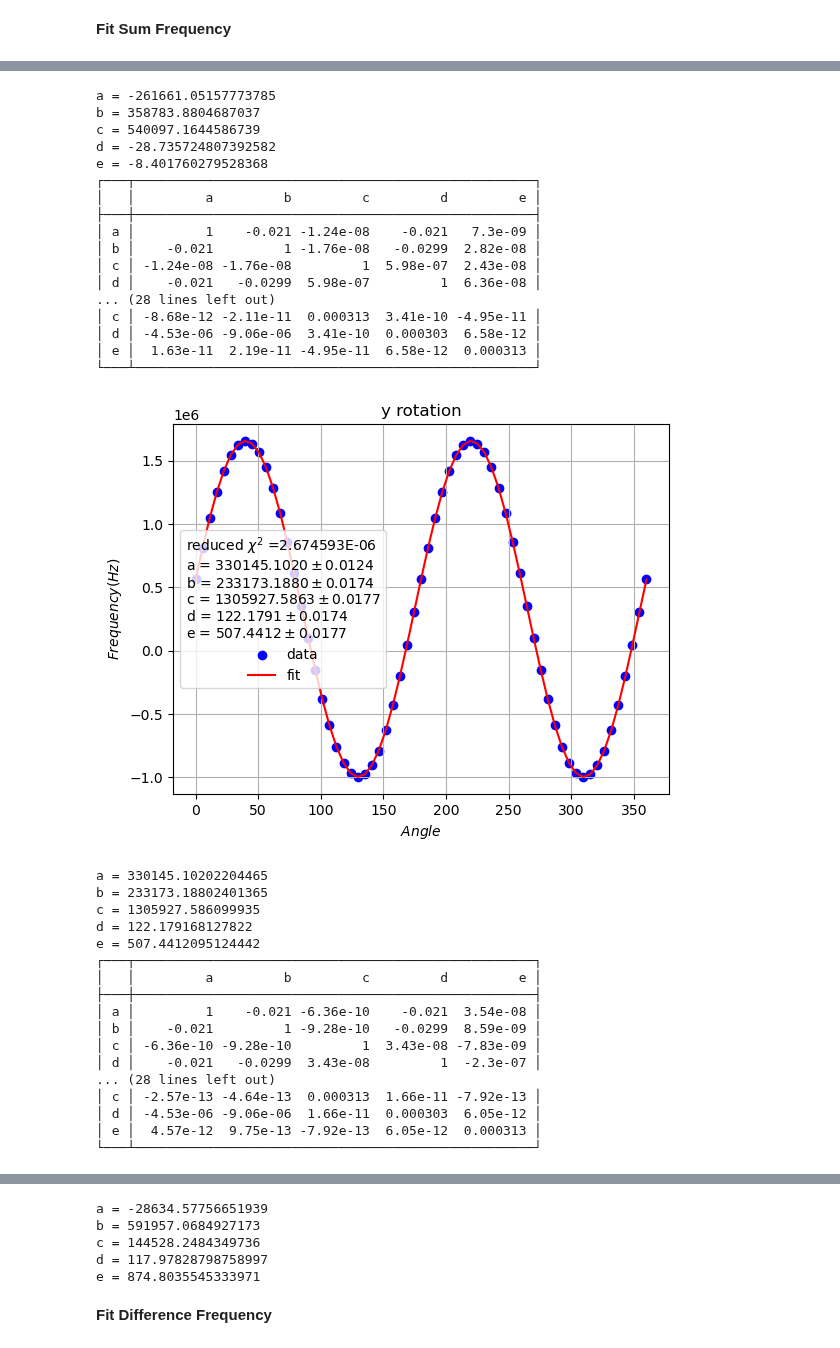
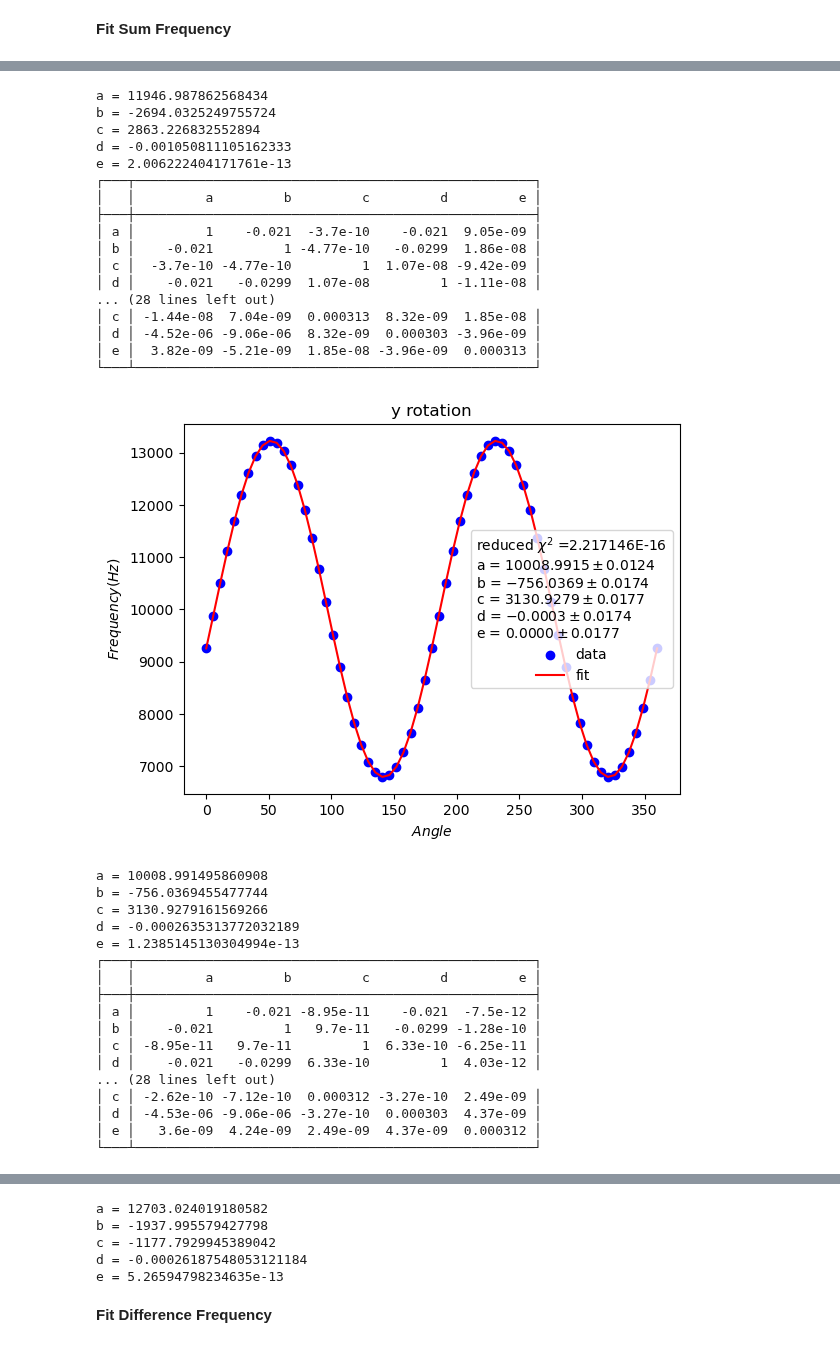
Before and after one commit to AstrobioShiva/Script_project, a Jupyter notebook: NMR_analysis/fitting_B11.ipynb, the cells around one changed output, grey strips where cells are left out. Saved outputs shown, nothing was run; the diff lists cells and outputs as text; code cells hidden in the pictures.

```diff
--- a/NMR_analysis/fitting_B11.ipynb
+++ b/NMR_analysis/fitting_B11.ipynb
@@ -8,7 +9,7 @@ from functions import fourier3, fourier5, Rabc
 Welcome to JupyROOT 6.26/06
 iminuit version: 2.17.0
 # %%
-titles = ['z rotation', 'y rotation', 'x rotation']
+titles = ['x rotation', 'y rotation', 'z rotation']
 df = [0]*len(titles)
 set = 1             #which set to analyse
 file_path = ('/home/shiva/WMU/PhD/Scripts/phd_project/Python/NMR/Data_simulation/')
@@ -16,3 +17,13 @@ file_path = ('/home/shiva/WMU/PhD/Scripts/phd_project/Python/NMR/Data_simulation
 for i, orientation in enumerate(titles):
     file_name = f'{orientation}_set{set}_B.csv'
     df[i] = pd.read_csv(file_path+file_name, index_col=0)
+# %%
+for i in range (3):
+    plt.plot(df[i].angle, df[i].freq_3212, label = 'Satellite1')
+    plt.plot(df[i].angle, df[i].freq_1212, label = 'Central')
+    plt.plot(df[i].angle, df[i].freq_1232, label = 'Satellite2')
+    plt.title(titles[i])
+    plt.xlabel(r'$Angle$')
+    plt.ylabel(r'$Frequency (Hz)$')
+    plt.legend()
+    plt.show()
@@ -52,7 +67,7 @@ for i in range(3):
     # plt.title(titles[i] +'\n'r'$Fitting\ of\ H^1_{CSA} = A + B(cos2\theta )+ C(sin2\theta)$')
     plt.title(titles[i])
     plt.legend(title="\n".join(fit_info))
-    plt.grid()
+    # plt.grid()
     plt.show()
 
     for key, value in zip(m_s[i].parameters, m_s[i].values):
@@ -79,35 +94,35 @@ for i in range(3):
-a = -261661.05157773785
-b = 358783.8804687037
-c = 540097.1644586739
-d = -28.735724807392582
-e = -8.401760279528368
+a = 11946.987862568434
+b = -2694.0325249755724
+c = 2863.226832552894
+d = -0.001050811105162333
+e = 2.006222404171761e-13
 ┌───┬───────────────────────────────────────────────────┐
 │   │         a         b         c         d         e │
 ├───┼───────────────────────────────────────────────────┤
-│ a │         1    -0.021 -1.24e-08    -0.021   7.3e-09 │
-│ b │    -0.021         1 -1.76e-08   -0.0299  2.82e-08 │
-│ c │ -1.24e-08 -1.76e-08         1  5.98e-07  2.43e-08 │
-│ d │    -0.021   -0.0299  5.98e-07         1  6.36e-08 │
+│ a │         1    -0.021  -3.7e-10    -0.021  9.05e-09 │
+│ b │    -0.021         1 -4.77e-10   -0.0299  1.86e-08 │
+│ c │  -3.7e-10 -4.77e-10         1  1.07e-08 -9.42e-09 │
+│ d │    -0.021   -0.0299  1.07e-08         1 -1.11e-08 │
 ... (28 lines left out)
-│ c │ -8.68e-12 -2.11e-11  0.000313  3.41e-10 -4.95e-11 │
-│ d │ -4.53e-06 -9.06e-06  3.41e-10  0.000303  6.58e-12 │
-│ e │  1.63e-11  2.19e-11 -4.95e-11  6.58e-12  0.000313 │
+│ c │ -1.44e-08  7.04e-09  0.000313  8.32e-09  1.85e-08 │
+│ d │ -4.52e-06 -9.06e-06  8.32e-09  0.000303 -3.96e-09 │
+│ e │  3.82e-09 -5.21e-09  1.85e-08 -3.96e-09  0.000313 │
 └───┴───────────────────────────────────────────────────┘
-[figure, old version]
+[figure, new version]
-a = 330145.10202204465
-b = 233173.18802401365
-c = 1305927.586099935
-d = 122.179168127822
-e = 507.4412095124442
+a = 10008.991495860908
+b = -756.0369455477744
+c = 3130.9279161569266
+d = -0.0002635313772032189
+e = 1.2385145130304994e-13
 ┌───┬───────────────────────────────────────────────────┐
 │   │         a         b         c         d         e │
 ├───┼───────────────────────────────────────────────────┤
-│ a │         1    -0.021 -6.36e-10    -0.021  3.54e-08 │
-│ b │    -0.021         1 -9.28e-10   -0.0299  8.59e-09 │
-│ c │ -6.36e-10 -9.28e-10         1  3.43e-08 -7.83e-09 │
-│ d │    -0.021   -0.0299  3.43e-08         1  -2.3e-07 │
+│ a │         1    -0.021 -8.95e-11    -0.021  -7.5e-12 │
+│ b │    -0.021         1   9.7e-11   -0.0299 -1.28e-10 │
+│ c │ -8.95e-11   9.7e-11         1  6.33e-10 -6.25e-11 │
+│ d │    -0.021   -0.0299  6.33e-10         1  4.03e-12 │
 ... (28 lines left out)
-│ c │ -2.57e-13 -4.64e-13  0.000313  1.66e-11 -7.92e-13 │
-│ d │ -4.53e-06 -9.06e-06  1.66e-11  0.000303  6.05e-12 │
-│ e │  4.57e-12  9.75e-13 -7.92e-13  6.05e-12  0.000313 │
+│ c │ -2.62e-10 -7.12e-10  0.000312 -3.27e-10  2.49e-09 │
+│ d │ -4.53e-06 -9.06e-06 -3.27e-10  0.000303  4.37e-09 │
+│ e │   3.6e-09  4.24e-09  2.49e-09  4.37e-09  0.000312 │
 └───┴───────────────────────────────────────────────────┘
@@ -115,8 +130,8 @@ e = 507.4412095124442
-a = -28634.57756651939
-b = 591957.0684927173
-c = 144528.2484349736
-d = 117.97828798758997
-e = 874.8035545333971
+a = 12703.024019180582
+b = -1937.995579427798
+c = -1177.7929945389042
+d = -0.00026187548053121184
+e = 5.26594798234635e-13
 # %% [markdown]
 **Fit Difference Frequency**
 # %%
```
Also changed, not shown: parts of 36 cells of this notebook.
